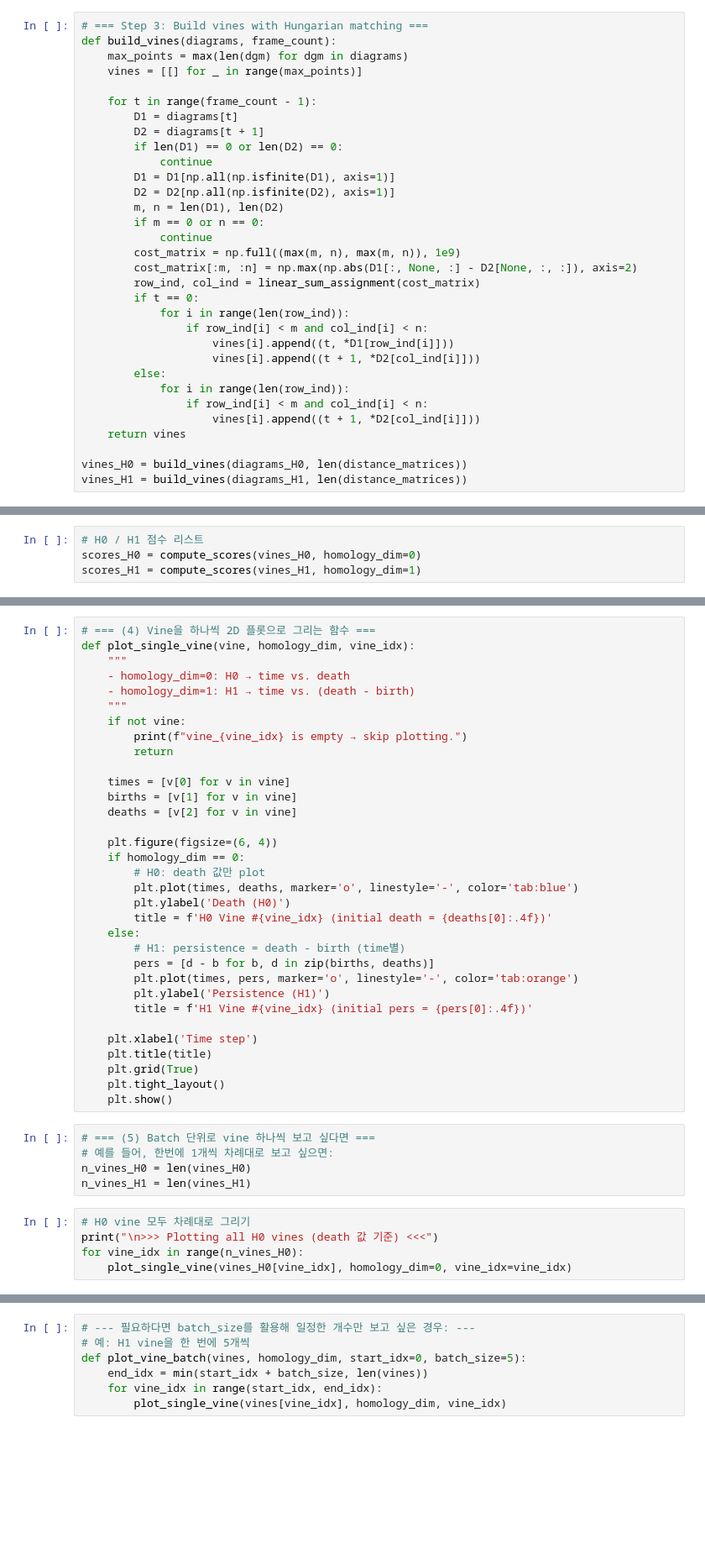
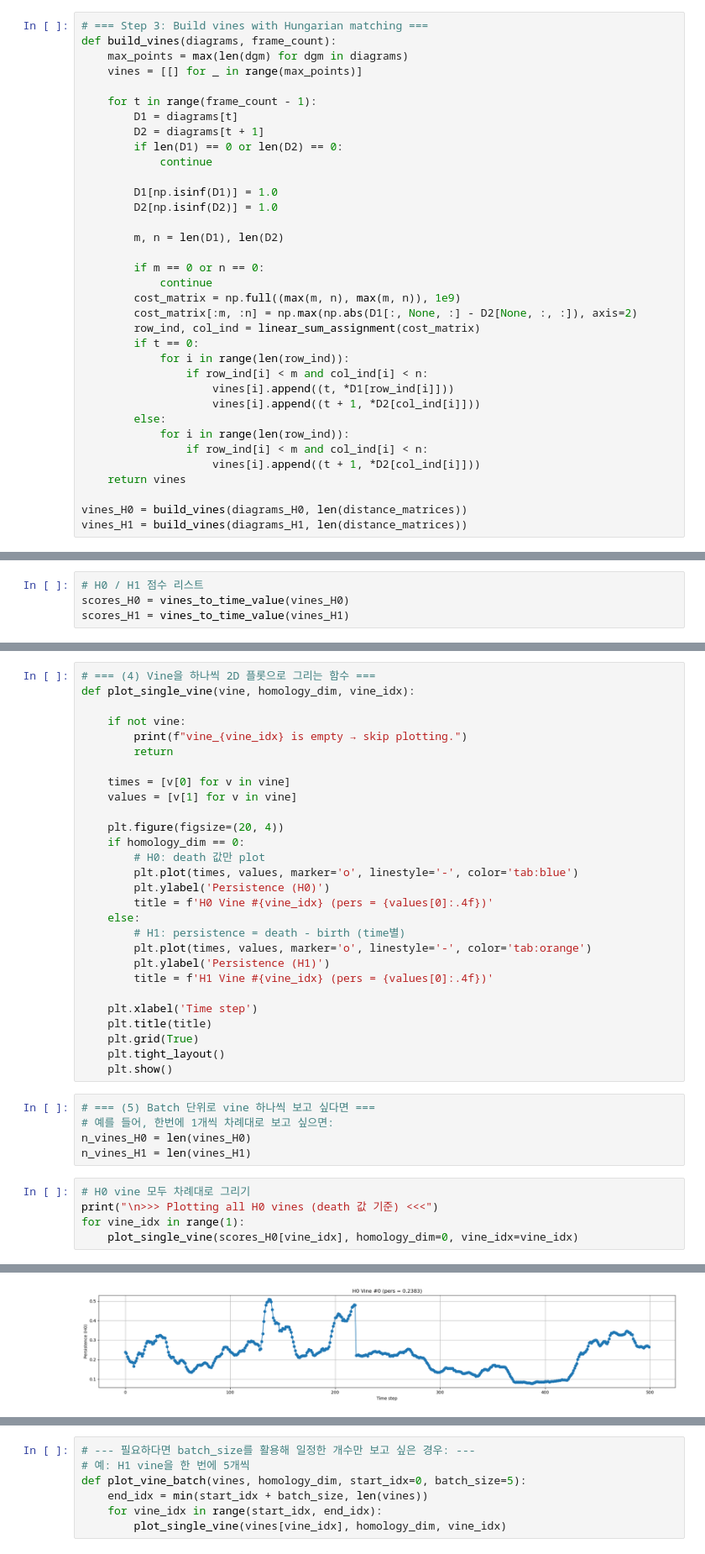
Before and after one commit to jhjeong-lab/BrainNetworkTDA, a Jupyter notebook: Analysis/Vineyard.ipynb, the cells around one changed output, grey strips where cells are left out. Shown at 84% size. Drawn from its saved outputs; the diff is of its cells as text; blank space fills up the shorter version.

```diff
--- a/Analysis/Vineyard.ipynb
+++ b/Analysis/Vineyard.ipynb
@@ -77,9 +89,12 @@ def build_vines(diagrams, frame_count):
         D2 = diagrams[t + 1]
         if len(D1) == 0 or len(D2) == 0:
             continue
-        D1 = D1[np.all(np.isfinite(D1), axis=1)]
-        D2 = D2[np.all(np.isfinite(D2), axis=1)]
+
+        D1[np.isinf(D1)] = 1.0
+        D2[np.isinf(D2)] = 1.0
+
         m, n = len(D1), len(D2)
+
         if m == 0 or n == 0:
             continue
         cost_matrix = np.full((max(m, n), max(m, n)), 1e9)
@@ -123,7 +178,7 @@ def compute_scores(vines, homology_dim):
 # %%
 # H0 / H1 점수 리스트
-scores_H0 = compute_scores(vines_H0, homology_dim=0)
-scores_H1 = compute_scores(vines_H1, homology_dim=1)
+scores_H0 = vines_to_time_value(vines_H0)
+scores_H1 = vines_to_time_value(vines_H1)
 # %%
 # 정렬된 (index, score) 출력 (내림차순)
 scores_H0_sorted = sorted(scores_H0, key=lambda x: x[1], reverse=True)
@@ -157,30 +194,25 @@ vine_80  score(H1 persistence_0) = 0.0869
 # %%
 # === (4) Vine을 하나씩 2D 플롯으로 그리는 함수 ===
 def plot_single_vine(vine, homology_dim, vine_idx):
-    """
-    - homology_dim=0: H0 → time vs. death
-    - homology_dim=1: H1 → time vs. (death - birth)
-    """
+
     if not vine:
         print(f"vine_{vine_idx} is empty → skip plotting.")
         return
 
     times = [v[0] for v in vine]
-    births = [v[1] for v in vine]
-    deaths = [v[2] for v in vine]
+    values = [v[1] for v in vine]
 
-    plt.figure(figsize=(6, 4))
+    plt.figure(figsize=(20, 4))
     if homology_dim == 0:
         # H0: death 값만 plot
-        plt.plot(times, deaths, marker='o', linestyle='-', color='tab:blue')
-        plt.ylabel('Death (H0)')
-        title = f'H0 Vine #{vine_idx} (initial death = {deaths[0]:.4f})'
+        plt.plot(times, values, marker='o', linestyle='-', color='tab:blue')
+        plt.ylabel('Persistence (H0)')
+        title = f'H0 Vine #{vine_idx} (pers = {values[0]:.4f})'
     else:
         # H1: persistence = death - birth (time별)
-        pers = [d - b for b, d in zip(births, deaths)]
-        plt.plot(times, pers, marker='o', linestyle='-', color='tab:orange')
+        plt.plot(times, values, marker='o', linestyle='-', color='tab:orange')
         plt.ylabel('Persistence (H1)')
-        title = f'H1 Vine #{vine_idx} (initial pers = {pers[0]:.4f})'
+        title = f'H1 Vine #{vine_idx} (pers = {values[0]:.4f})'
 
     plt.xlabel('Time step')
     plt.title(title)
@@ -195,5 +227,6 @@ n_vines_H1 = len(vines_H1)
 # %%
 # H0 vine 모두 차례대로 그리기
 print("\n>>> Plotting all H0 vines (death 값 기준) <<<")
-for vine_idx in range(n_vines_H0):
-    plot_single_vine(vines_H0[vine_idx], homology_dim=0, vine_idx=vine_idx)
+for vine_idx in range(1):
+    plot_single_vine(scores_H0[vine_idx], homology_dim=0, vine_idx=vine_idx)
+# %% [output]
@@ -200,3 +234,4 @@ for vine_idx in range(n_vines_H0):
+[figure, added]
 # %%
 # H1 vine 모두 차례대로 그리기
 print("\n>>> Plotting all H1 vines (persistence 값 기준) <<<")
```
Also changed, not shown: parts of 20 cells of this notebook, 4 other files.
